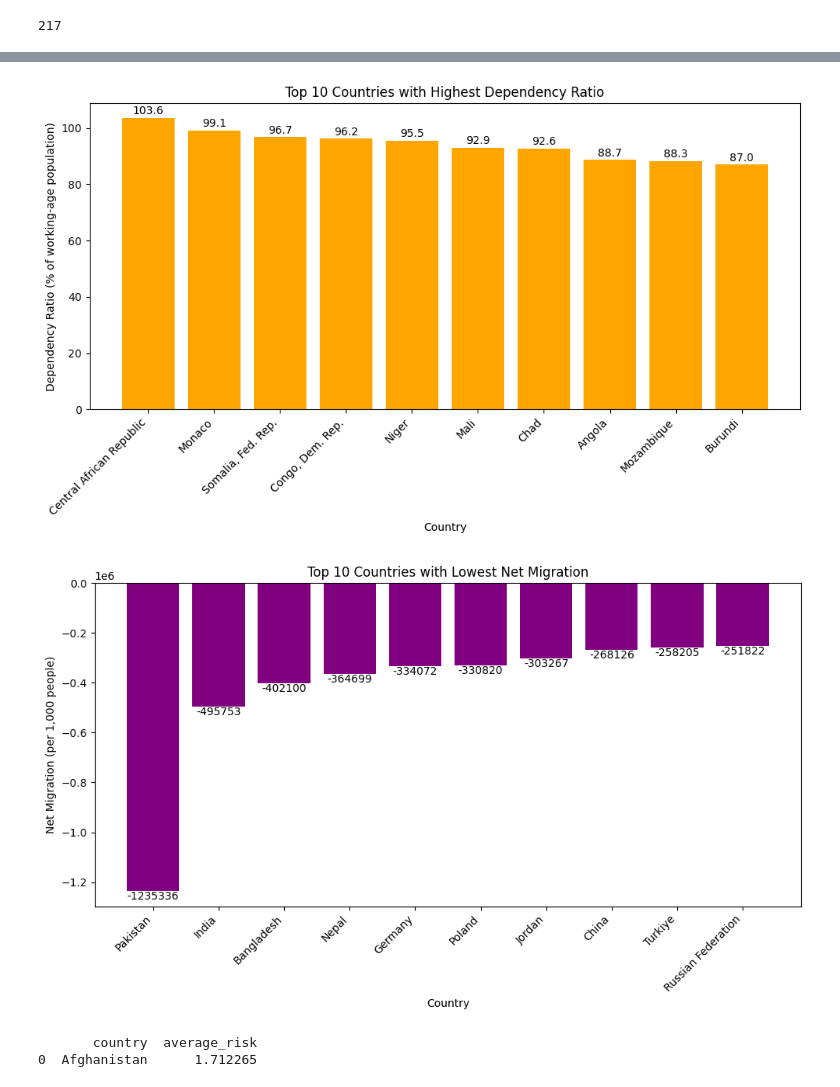
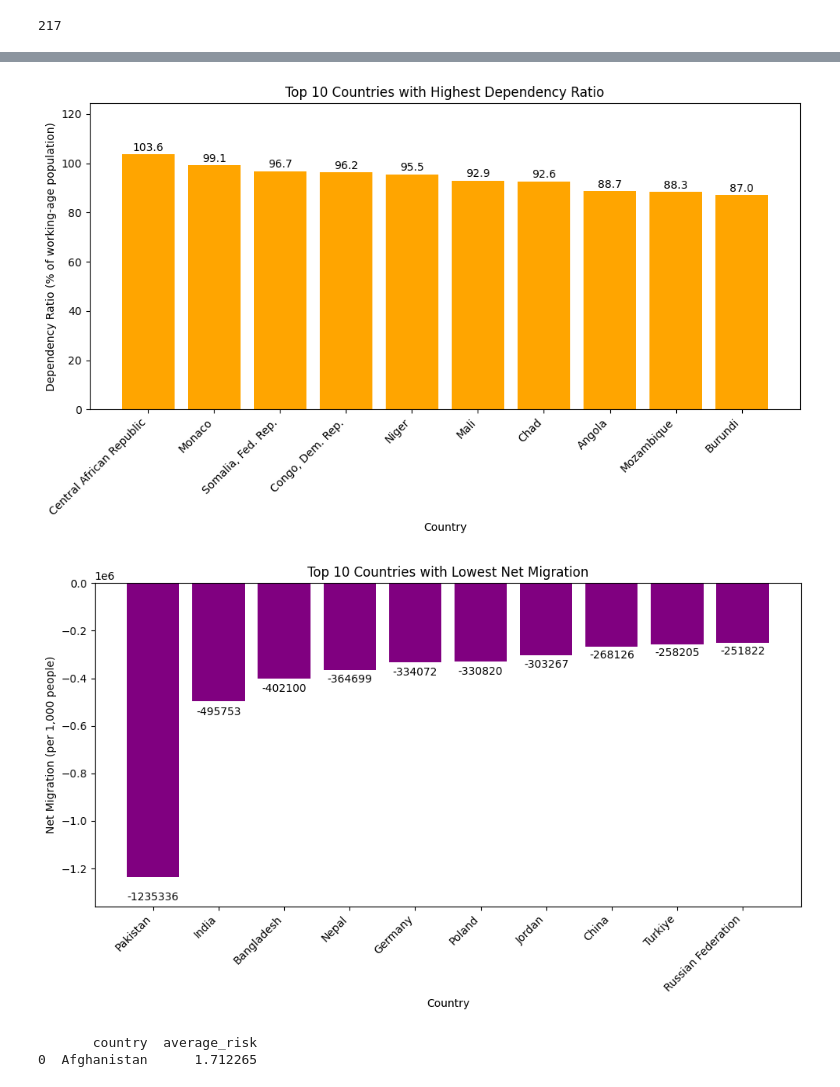
Before and after one commit to mkweisbr/Portfolio, a Jupyter notebook: Population_Risk_Queries_SQL.ipynb, the cells around one changed output, grey strips where cells are left out. Cells and saved outputs as stored; diff of their text form; code cells hidden in the pictures.

```diff
--- a/Population_Risk_Queries_SQL.ipynb
+++ b/Population_Risk_Queries_SQL.ipynb
@@ -79,30 +79,31 @@ plt.show()
 # %%
 High_Dependency_Ratio = """SELECT country, dependency_ratio
 FROM population_data
 ORDER BY dependency_ratio DESC
 LIMIT 10
 """
 
 High_dependency = pd.read_sql_query(High_Dependency_Ratio, conn)
 
 # Bar chart for countries with highest dependency ratio
 plt.figure(figsize=(10,6))
 plt.bar(High_dependency['country'], High_dependency['dependency_ratio'], color='orange')
 
 # Labels and title
 plt.xlabel("Country")
 plt.ylabel("Dependency Ratio (% of working-age population)")
 plt.title("Top 10 Countries with Highest Dependency Ratio")
 plt.xticks(rotation=45, ha='right')
+plt.ylim(0, High_dependency['dependency_ratio'].max() * 1.2)
 
 # Add values on top of bars
 for i, ratio in enumerate(High_dependency['dependency_ratio']):
     plt.text(i, ratio + 0.5, round(ratio, 1), ha='center', va='bottom')
 
 plt.tight_layout()
 plt.show()
 # %% [output]
-[figure, old version]
+[figure, new version]
 # %%
 Low_migration = """SELECT country, net_migration
 FROM population_data
@@ -121,15 +122,17 @@ plt.xlabel("Country")
 plt.ylabel("Net Migration (per 1,000 people)")
 plt.title("Top 10 Countries with Lowest Net Migration")
 plt.xticks(rotation=45, ha='right')
+plt.ylim(low_migration['net_migration'].min() * 1.1, 0.5)
 
-# Add values on top of bars
-for i, migration in enumerate(low_migration['net_migration']):
-    plt.text(i, migration - 0.5, round(migration, 1), ha='center', va='top')  # negative numbers, so text above bar
+for i, val in enumerate(low_migration['net_migration']):
+    # offset = 5% of the bar height (scales automatically)
+    offset = abs(val) * 0.05
+    plt.text(i, val - offset, round(val, 1), ha='center', va='top')
 
 plt.tight_layout()
 plt.show()
 # %% [output]
-[figure, old version]
+[figure, new version]
 # %%
 average_population_risk = """
 SELECT country, AVG(population_risk_score) AS average_risk
```
Also changed, not shown: parts of 4 cells of this notebook.
